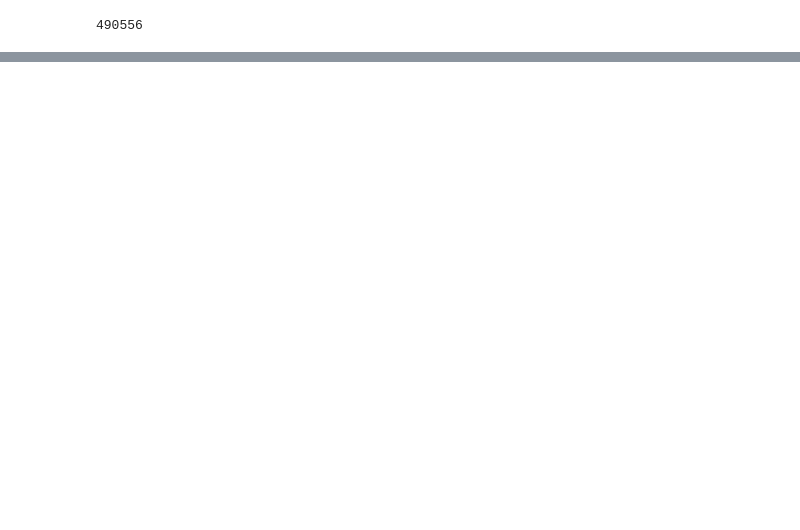
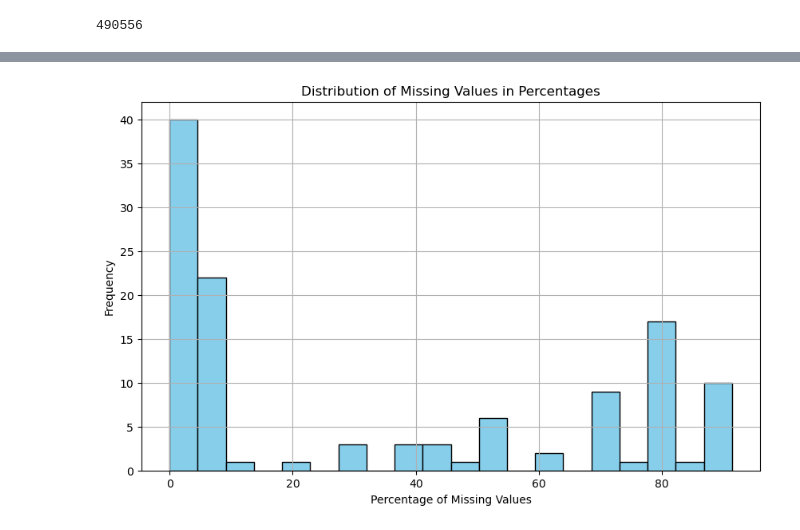
Before and after one commit to com-480-data-visualization/ChartToppers, a Jupyter notebook: EDA_ESS.ipynb, the cells around one changed output, grey strips where cells are left out. Drawn from its saved outputs; the diff is of its cells as text; code cells hidden in the pictures; blank space fills up the shorter version.

```diff
--- a/EDA_ESS.ipynb
+++ b/EDA_ESS.ipynb
@@ -53,0 +57,12 @@ array([ 3,  2,  5,  1, 99, 55, 88, 77,  4])
+# %%
+import re
+
+# Define the regex pattern to match column names
+pattern_region = re.compile(r'^regio.*', flags=re.IGNORECASE)
+
+# Use filter() to select columns matching the pattern
+region_columns = list(filter(pattern_region.match, df.columns))
+
+# Create a new DataFrame with only the selected columns
+region_df = df[region_columns]
+region_df.describe()
@@ -53,0 +80,10 @@ array([ 3,  2,  5,  1, 99, 55, 88, 77,  4])
+# %%
+# Define the regex pattern to match column names
+pattern_parties = re.compile(r'^prtv.*', flags=re.IGNORECASE)
+
+# Use filter() to select columns matching the pattern
+party_votes_columns = list(filter(pattern_parties.match, df.columns))
+
+# Create a ew DataFrame with only the selected columns
+parties_df = df[party_votes_columns]
+parties_df.describe()
@@ -53,0 +101,7 @@ array([ 3,  2,  5,  1, 99, 55, 88, 77,  4])
+# %%
+# Use filter() to select columns not matching the patterns
+other_variables_col = list(filter(lambda col: not(pattern_parties.match(col) or pattern_region.match(col)), df.columns))
+
+# Create a new DataFrame with only the selected columns
+other_variables_df = df[other_variables_col]
+other_variables_df.describe()
@@ -53,0 +119,4 @@ array([ 3,  2,  5,  1, 99, 55, 88, 77,  4])
+# %%
+missing_stats = missing_values_statistics(other_variables_df)
+print("Statistics about missing values:")
+print(missing_stats)
@@ -53,0 +139,4 @@ array([ 3,  2,  5,  1, 99, 55, 88, 77,  4])
+# %%
+plot_missing_values_histogram(missing_stats)
+# %% [output]
+[figure, added]
```
Also changed, not shown: parts of 18 cells of this notebook, 1 other file.
